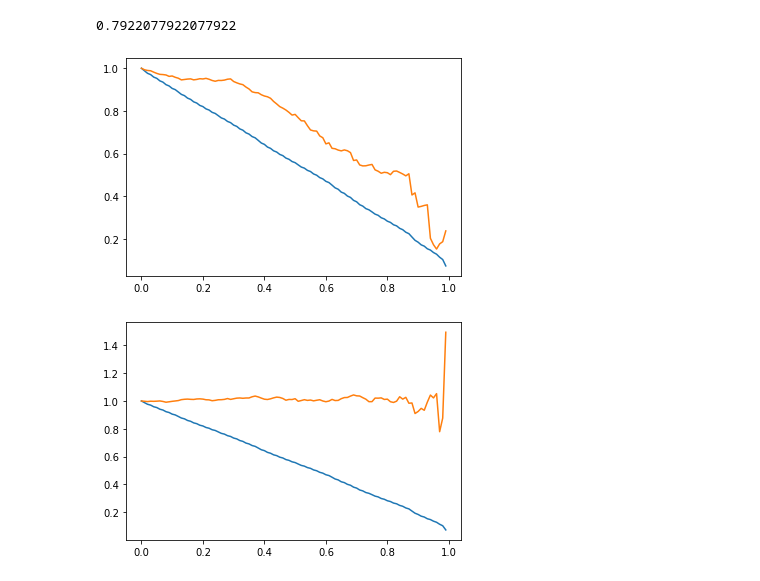
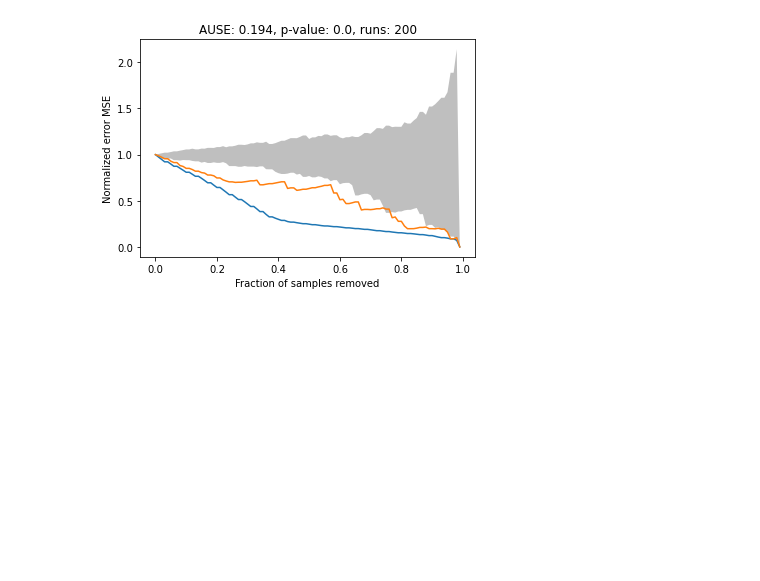
Before and after one commit to sharma-divyanshu/uncertainty_analysis, a Jupyter notebook: gp_sparse_bayes.ipynb, the cells around one changed output. Saved outputs shown, nothing was run; the diff lists cells and outputs as text; code cells hidden in the pictures; blank space fills up the shorter version.

```diff
--- a/gp_sparse_bayes.ipynb
+++ b/gp_sparse_bayes.ipynb
@@ -201,11 +223,11 @@ from sklearn.model_selection import train_test_split
 data = pd.read_csv("data/diabetes.csv")
 
 X, y = data[["Pregnancies", "Glucose","BloodPressure","SkinThickness","Insulin","BMI","DiabetesPedigreeFunction","Age"]], data[['Outcome']]
-process_data(X, y)
+pred_probs, pred_variances, pred_labels = process_data(X, y)
-# %% [output]
-0.7922077922077922
-[figure, removed]
-[figure, removed]
+# %%
+permutation_test(pred_probs, pred_variances, pred_labels, 200)
+# %% [output]
+[figure, added]
 # %%
 data2 = pd.read_csv('data/ionosphere.data', header=None)
 data2['label'] = data2[34] == 'g'
```
Also changed, not shown: parts of 5 cells of this notebook, 3 other files.
